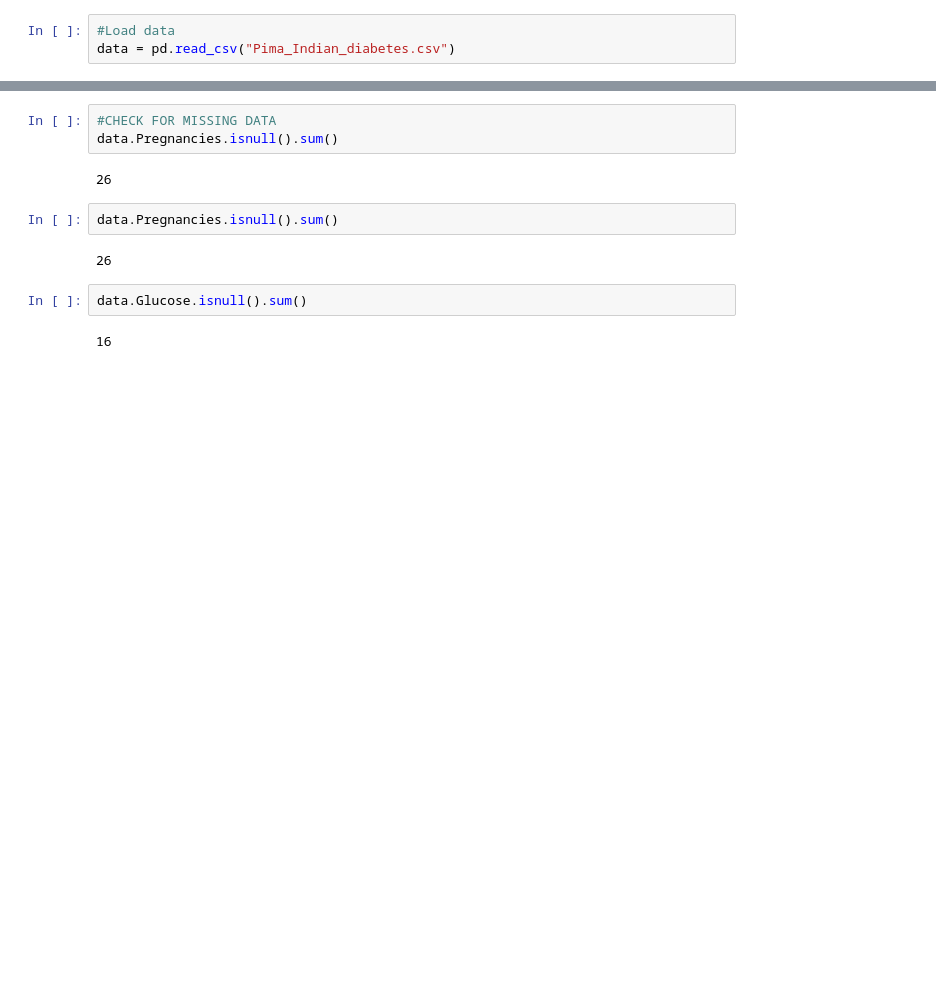
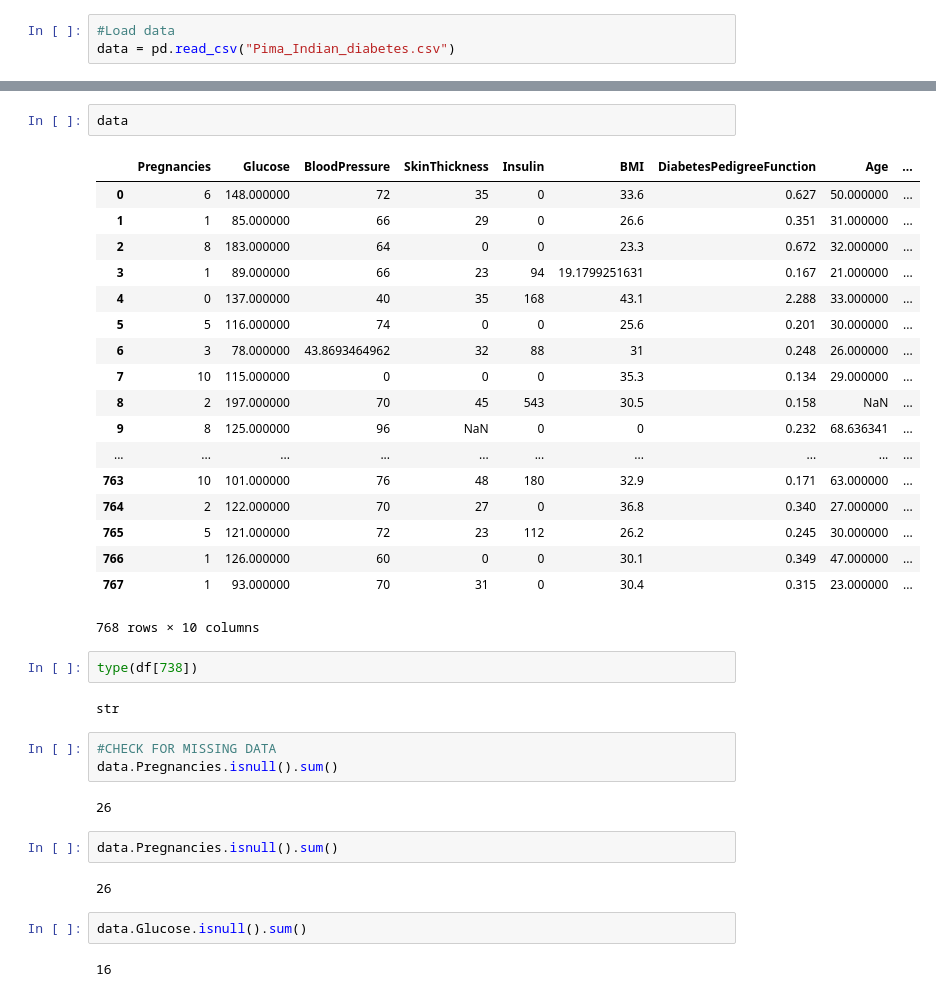
Before and after one commit to gandharvsuri/ML-model-for-Diabetes., a Jupyter notebook: Untitled.ipynb, the cells around one changed output, grey strips where cells are left out. Cells and saved outputs as stored; diff of their text form; blank space fills up the shorter version.

```diff
--- a/Untitled.ipynb
+++ b/Untitled.ipynb
@@ -12,3 +37,28 @@ data = pd.read_csv("Pima_Indian_diabetes.csv")
+# %%
+data
+# %% [output]
+|  | Pregnancies | Glucose | BloodPressure | SkinThickness | Insulin | BMI | DiabetesPedigreeFunction | Age | ... |
+| 0 | 6 | 148.000000 | 72 | 35 | 0 | 33.6 | 0.627 | 50.000000 | ... |
+| 1 | 1 | 85.000000 | 66 | 29 | 0 | 26.6 | 0.351 | 31.000000 | ... |
+| 2 | 8 | 183.000000 | 64 | 0 | 0 | 23.3 | 0.672 | 32.000000 | ... |
+| 3 | 1 | 89.000000 | 66 | 23 | 94 | 19.1799251631 | 0.167 | 21.000000 | ... |
+| 4 | 0 | 137.000000 | 40 | 35 | 168 | 43.1 | 2.288 | 33.000000 | ... |
+| 5 | 5 | 116.000000 | 74 | 0 | 0 | 25.6 | 0.201 | 30.000000 | ... |
+| 6 | 3 | 78.000000 | 43.8693464962 | 32 | 88 | 31 | 0.248 | 26.000000 | ... |
+| 7 | 10 | 115.000000 | 0 | 0 | 0 | 35.3 | 0.134 | 29.000000 | ... |
+| 8 | 2 | 197.000000 | 70 | 45 | 543 | 30.5 | 0.158 | NaN | ... |
+| 9 | 8 | 125.000000 | 96 | NaN | 0 | 0 | 0.232 | 68.636341 | ... |
+| ... | ... | ... | ... | ... | ... | ... | ... | ... | ... |
+| 763 | 10 | 101.000000 | 76 | 48 | 180 | 32.9 | 0.171 | 63.000000 | ... |
+| 764 | 2 | 122.000000 | 70 | 27 | 0 | 36.8 | 0.340 | 27.000000 | ... |
+| 765 | 5 | 121.000000 | 72 | 23 | 112 | 26.2 | 0.245 | 30.000000 | ... |
+| 766 | 1 | 126.000000 | 60 | 0 | 0 | 30.1 | 0.349 | 47.000000 | ... |
+| 767 | 1 | 93.000000 | 70 | 31 | 0 | 30.4 | 0.315 | 23.000000 | ... |
+768 rows × 10 columns
+# %%
+type(df[738])
+# %% [output]
+str
 # %%
 #CHECK FOR MISSING DATA
 data.Pregnancies.isnull().sum()
```
Also changed, not shown: parts of 3 cells of this notebook, 1 other file.
